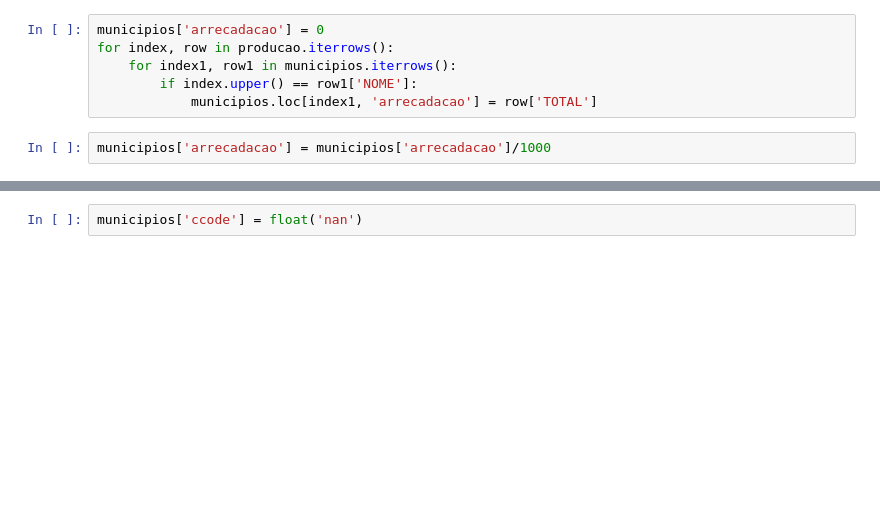
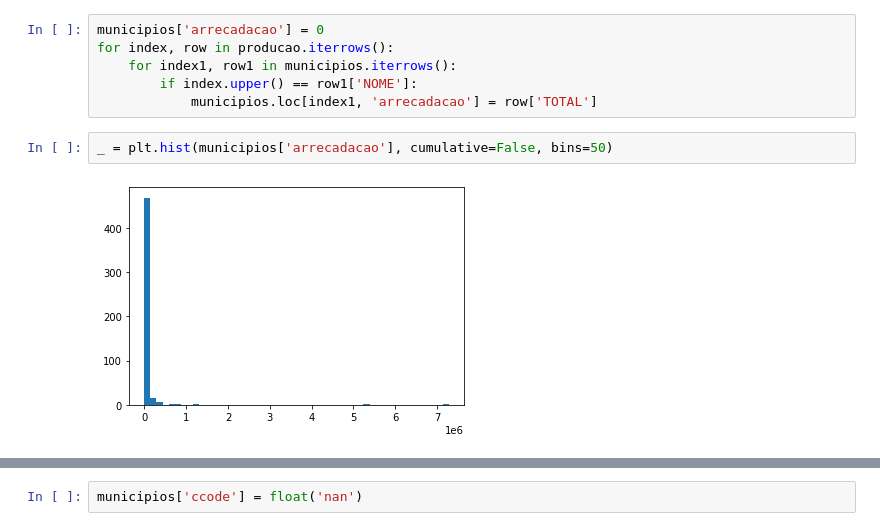
Before and after one commit to robertorolo/Mapas-minera-RS, a Jupyter notebook: arrecadacao geral.ipynb, the cells around one changed output, grey strips where cells are left out. Drawn from its saved outputs; the diff is of its cells as text; blank space fills up the shorter version.

```diff
--- a/arrecadacao geral.ipynb
+++ b/arrecadacao geral.ipynb
@@ -105,8 +103,10 @@ for index, row in producao.iterrows():
     for index1, row1 in municipios.iterrows():
         if index.upper() == row1['NOME']:
             municipios.loc[index1, 'arrecadacao'] = row['TOTAL']
-# %%
-municipios['arrecadacao'] = municipios['arrecadacao']/1000
+# %%
+_ = plt.hist(municipios['arrecadacao'], cumulative=False, bins=50)
+# %% [output]
+[figure, added]
 # %%
 np.max(municipios['arrecadacao'])
 # %% [output]
```
Also changed, not shown: parts of 5 cells of this notebook.
